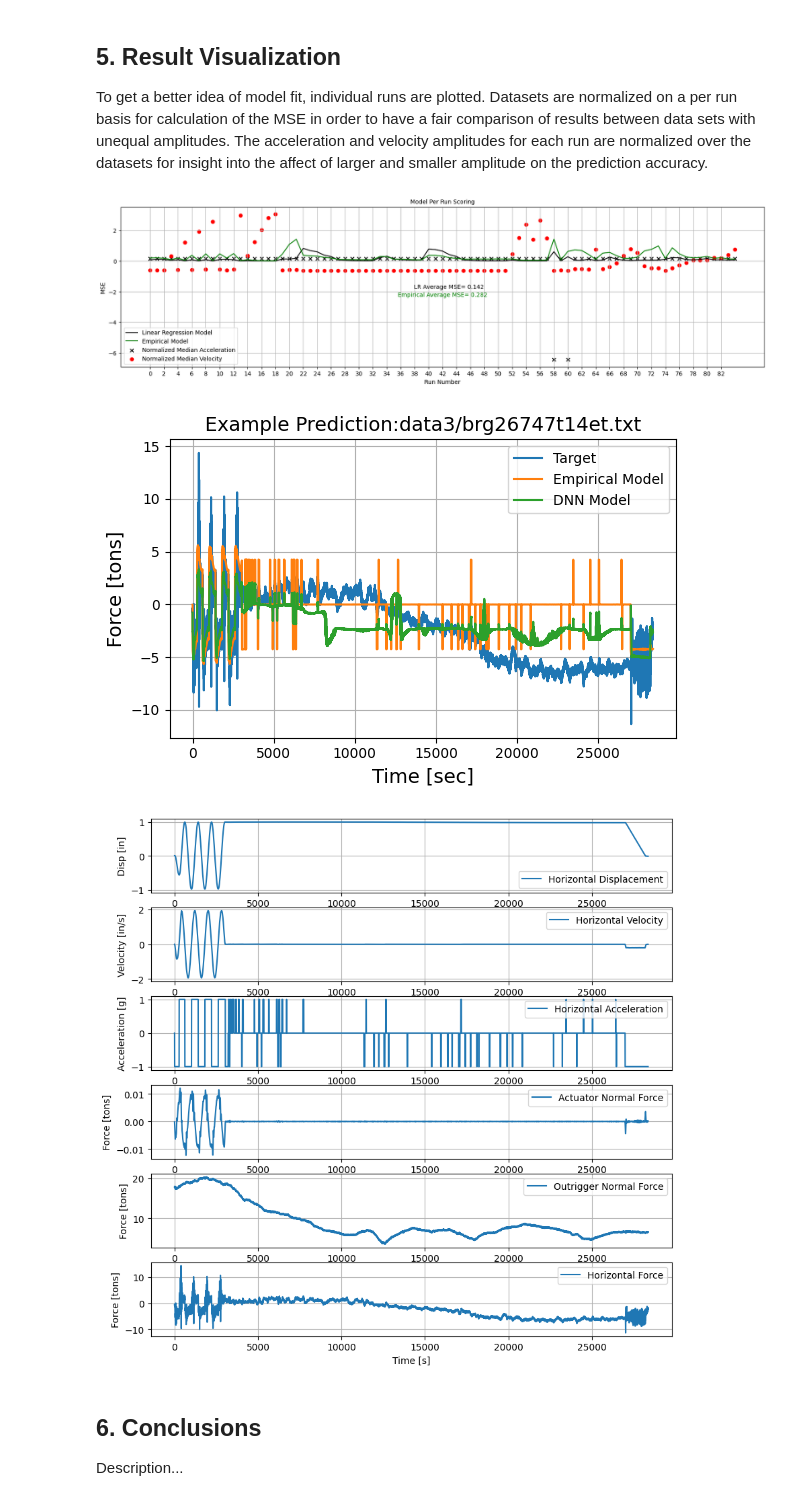
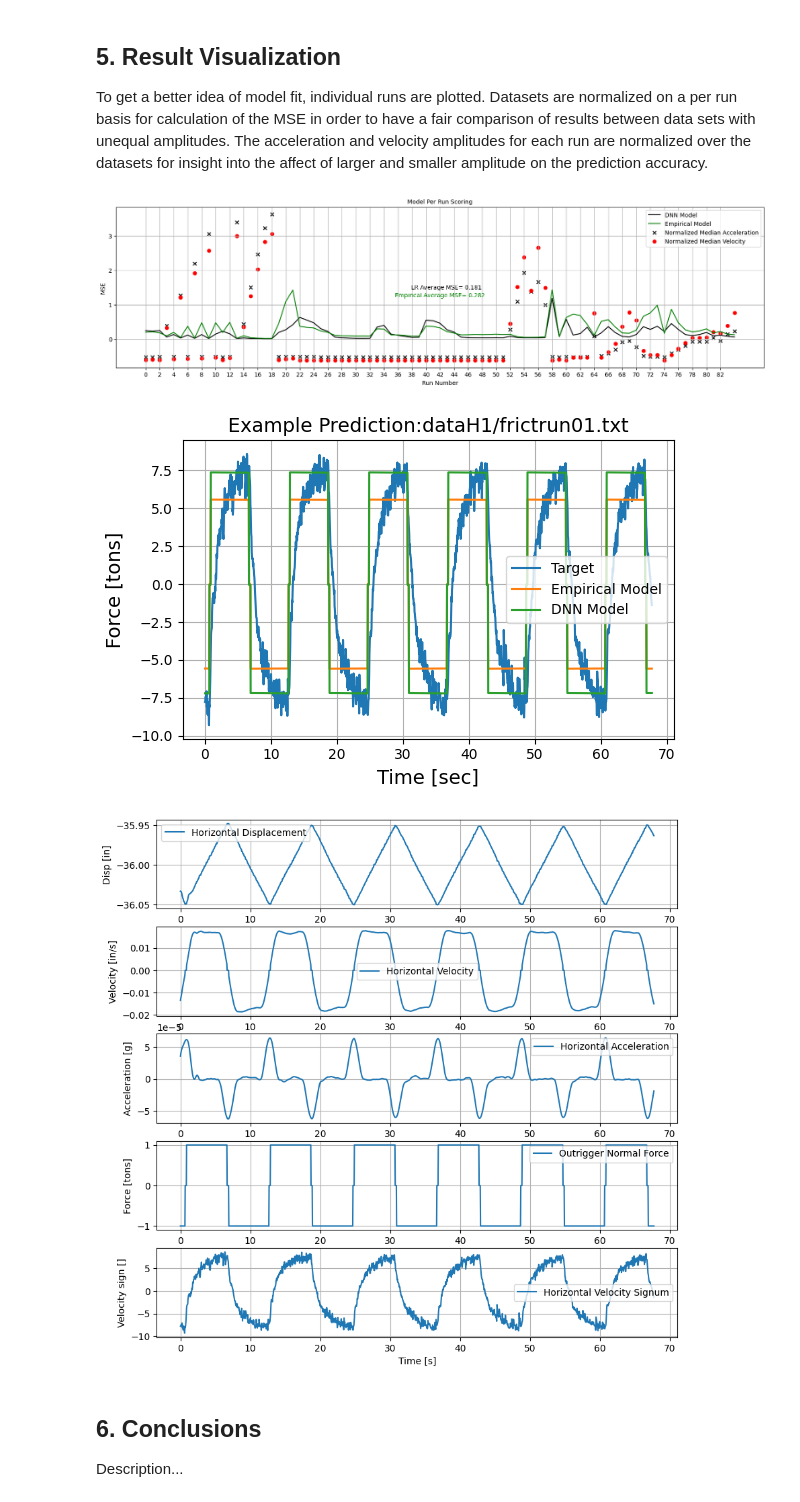
Before and after one commit to Kaylaerler/Structural-Insights-with-ML, a Jupyter notebook: Case 2. DNN.ipynb, the cells around one changed output. Saved outputs shown, nothing was run; the diff lists cells and outputs as text; code cells hidden in the pictures.

Commit message:
reconfiguration of hypers

```diff
--- a/Case 2. DNN.ipynb
+++ b/Case 2. DNN.ipynb
@@ -139,7 +146,6 @@ This section of code implements the first of three model modes. The training of
 <br>
 Training will be performed using GPU if available, otherwise, the model runs on GPU. The hyperparameters selected for tuning, do not span the potential hyperparameters that could be used for model improvement; however, they have been found to provide sufficient variability for the purposes of the model.
 # %%
-load_new_model = False # set to true to load a new model from hyper_new_model_path
 if notebook_mode == 1:
     criterion = nn.MSELoss()
     if load_hypers_from_file:
@@ -152,7 +158,7 @@ if notebook_mode == 1:
     else:
         print('Using mannually inputed hyperparameters')
         hyperparameters = {
-            'neurons_per_layer': [2, 2],
+            'neurons_per_layer': [2],
             'activation': 'relu',
             'learning_rate': 0.01,
             'batch_size': 512,
@@ -167,10 +173,8 @@ if notebook_mode == 1:
 ### 4.2 Gridsearch Hyperparameter Tuning <a class="anchor" id="fourth2-bullet">
 It is well known that the selection of the best hyperparameters is not a straight forward process as different sets will work better for different problems wihtout a general trend between datasets. To address hyperparameter selection, the second notebook mode implements a full hyperparameter grid search. Note this process could take hours to multiple days dependent on the complexity of the grid and number of epochs being tested. The grid search trains and tests the full data set for every possible hyperparameter combination defined by param_grid. The hyperparameters and their test scores are then saved to a csv file in order for the user to gain more insight on the fluctuation of results within a general region of the grid. Using a broad sparse grid to start and finding model trends then zooming in to regions that provided good results is a good way to attain the desired parameters.
 # %%
-importlib.reload(DNN_functions)
-notebook_mode = 2
-load_hypers_from_file = True
 if notebook_mode == 2:
+    criterion = nn.MSELoss()
     if load_hypers_from_file:
         print('Loading hyperparameters from file: ' + hyper_grid_path)
         param_grid = yaml.load(open(hyper_grid_path, 'r'), Loader=yaml.SafeLoader)
@@ -183,9 +187,5 @@ if notebook_mode == 2:
             'batch_size': [500, 1000, 2000, 5000],
             'num_epochs': [10, 100, 1000, 10000]
         }
-    DNN_functions.grid_search(param_grid, signals_train_val, signals_test)
-    tuned_parameters = yaml.load(open('Results/best_hypers.yaml', 'r'), Loader=yaml.SafeLoader)
-    model, r2_train = DNN_functions.train_model(signals_train_val, criterion, tuned_parameters, training_output = 3)
-    torch.save(model.state_dict(), saved_model_path)
-    yaml.dump(tuned_parameters, open(saved_hyper_path, 'w'))
+    DNN_functions.grid_search(param_grid, signals_train_val, signals_test, saved_model_path, saved_hyper_path, hyper_grid_results)
 # %% [output]
@@ -195,34 +196,31 @@ Test R2 score for hyperparameter combination 1/144: -7.367213919917681e-05
 The final mode possible for this notebook is loading a pre-trained model. It is neccesary to have the hyperparameter configuration file corresponding to the trained model loaded in order to initialize the network. Once the model has been loaded, the user can predict on any given dataset that matches the number of features provided in the initial model. The interactive plots in the next section will be viewable to see model trends.
 # %%
 if notebook_mode == 3:
-    def initiate_saved_model(hyper_path, model_path):
-        hyperparameters = yaml.load(open(hyper_path, 'r'), Loader=yaml.SafeLoader)
-        input_size = np.shape(signals_train)[1]-1
-        output_size = 1
-        hidden_neurons = hyperparameters['neurons_per_layer']
-        activation = hyperparameters['activation']
-        model = DNN_functions.DeepNeuralNetwork(input_size, output_size, hidden_neurons, activation)
-        model.load_state_dict(torch.load(model_path))
-        return model
-    model = initiate_saved_model(saved_hyper_path, saved_model_path)
+    model = DNN_functions.initiate_saved_model(saved_hyper_path, saved_model_path)
 # %% [markdown]
 ## 5. Result Visualization <a class="anchor" id="fifth-bullet">
 To get a better idea of model fit, individual runs are plotted. Datasets are normalized on a per run basis for calculation of the MSE in order to have a fair comparison of results between data sets with unequal amplitudes. The acceleration and velocity amplitudes for each run are normalized over the datasets for insight into the affect of larger and smaller amplitude on the prediction accuracy.
 # %%
-MSE, MAE, MSE_empirical, MAE_empirical, data, Ax_Median, Vx_Median = post_process.test_scores("pytorch", model.cpu(), model_params =None, norm_params=norm_params)
-post_process.model_per_run_scoring(MSE, Vx_Median, Ax_Median, MSE_empirical)
+importlib.reload(post_process)
+importlib.reload(preprocess_data)
+importlib.reload(DNN_functions)
+MSE, MAE, MSE_empirical, MAE_empirical, data, Ax_Median, Vx_Median = post_process.test_scores(
+    model      = model.cpu(),
+    model_type = model_type,
+    norm_params  = norm_params)
+
+post_process.model_per_run_scoring(MSE, Vx_Median, Ax_Median, MSE_empirical, model_name = model_type + " Model")
 # %% [output]
-[figure, old version]
+[figure, new version]
 # %%
-prediction, empirical_prediction, signals, run_name = data[58]
-time = np.arange(0,len(signals))
+prediction, empirical_prediction, signals, time, run_name = data[40]
 
 # target and prediction plot
-post_process.plot_prediction(time, signals, empirical_prediction, prediction, run_name, model_name = model_type + " model")
-post_process.plot_signals(signals, time, "DNN")
+post_process.plot_prediction(time, signals, empirical_prediction, prediction, run_name, model_name = model_type + " Model")
+post_process.plot_signals(signals, time)
 # %% [output]
-[figure, old version]
+[figure, new version]
-[figure, old version]
+[figure, new version]
 # %% [markdown]
 ## 6. Conclusions <a class="anchor" id="sixth-bullet">
 Description...
```
Also changed, not shown: parts of 4 cells of this notebook, 12 other files.
